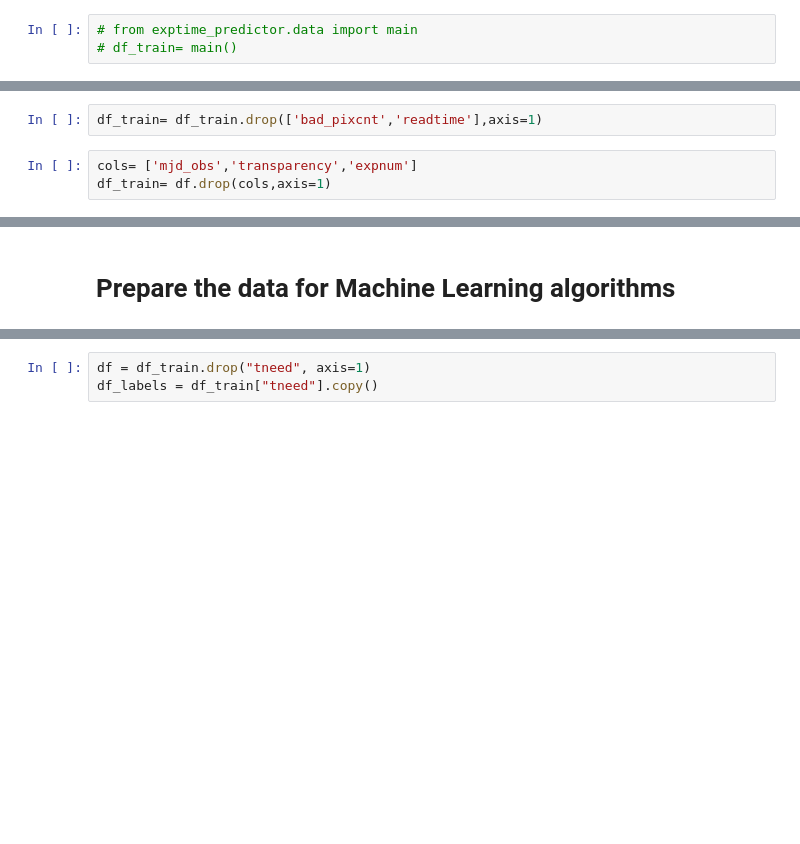
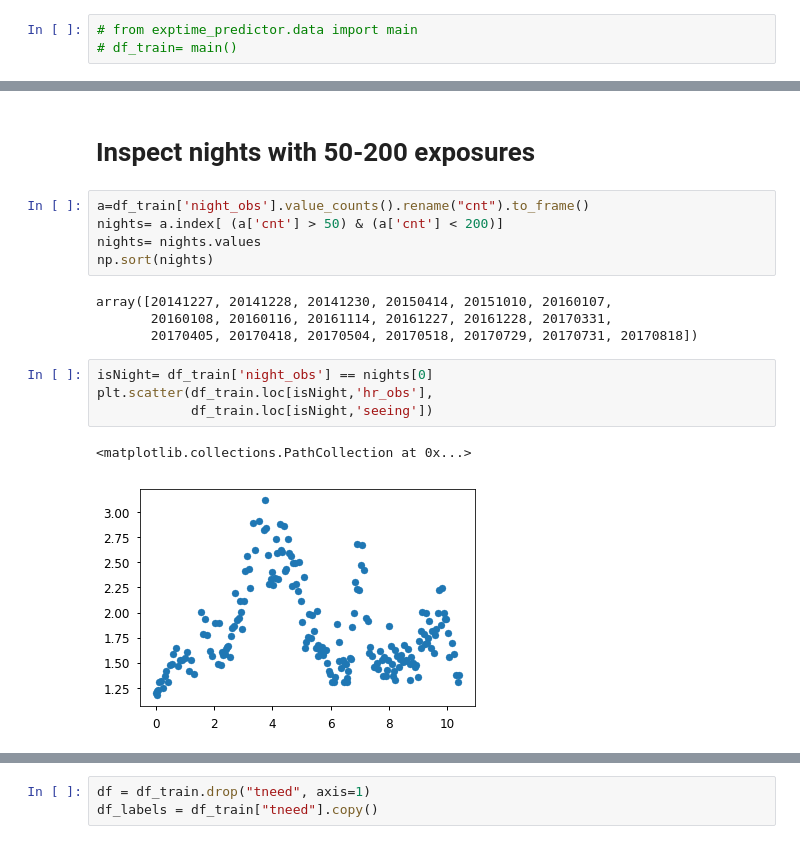
Before and after one commit to kaylanb/exptime_predictor, a Jupyter notebook: doc/nb/ml.ipynb, the cells around one changed output, grey strips where cells are left out. Cells and saved outputs as stored; diff of their text form; blank space fills up the shorter version.

```diff
--- a/doc/nb/ml.ipynb
+++ b/doc/nb/ml.ipynb
@@ -305,5 +111,0 @@ df_train[['bad_pixcnt','readtime']].describe()
-# %%
-df_train= df_train.drop(['bad_pixcnt','readtime'],axis=1)
-# %%
-cols= ['mjd_obs','transparency','expnum']
-df_train= df.drop(cols,axis=1)
@@ -325,2 +112,18 @@ Name: tneed, dtype: float64
-# %% [markdown]
-# Prepare the data for Machine Learning algorithms
+# %% [markdown]
+# Inspect nights with 50-200 exposures
+# %%
+a=df_train['night_obs'].value_counts().rename("cnt").to_frame()
+nights= a.index[ (a['cnt'] > 50) & (a['cnt'] < 200)]
+nights= nights.values
+np.sort(nights)
+# %% [output]
+array([20141227, 20141228, 20141230, 20150414, 20151010, 20160107,
+       20160108, 20160116, 20161114, 20161227, 20161228, 20170331,
+       20170405, 20170418, 20170504, 20170518, 20170729, 20170731, 20170818])
+# %%
+isNight= df_train['night_obs'] == nights[0]
+plt.scatter(df_train.loc[isNight,'hr_obs'],
+            df_train.loc[isNight,'seeing'])
+# %% [output]
+<matplotlib.collections.PathCollection at 0x...>
+[figure, added]
```
Also changed, not shown: parts of 27 cells of this notebook, 1 other file.
